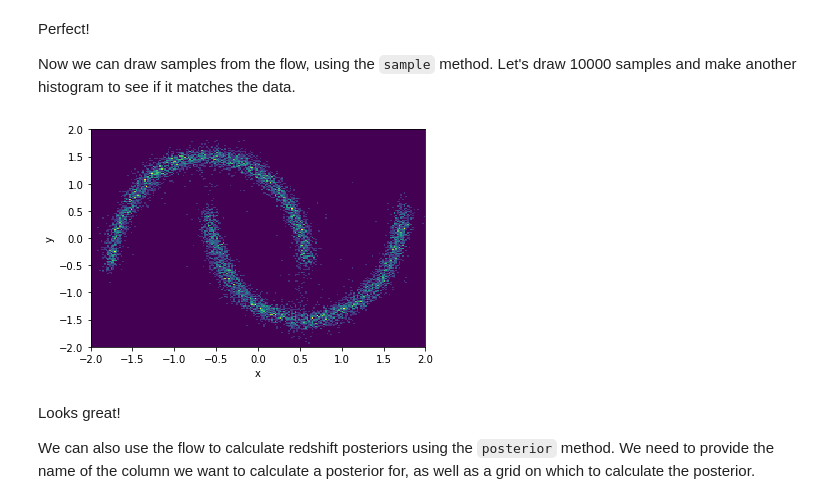
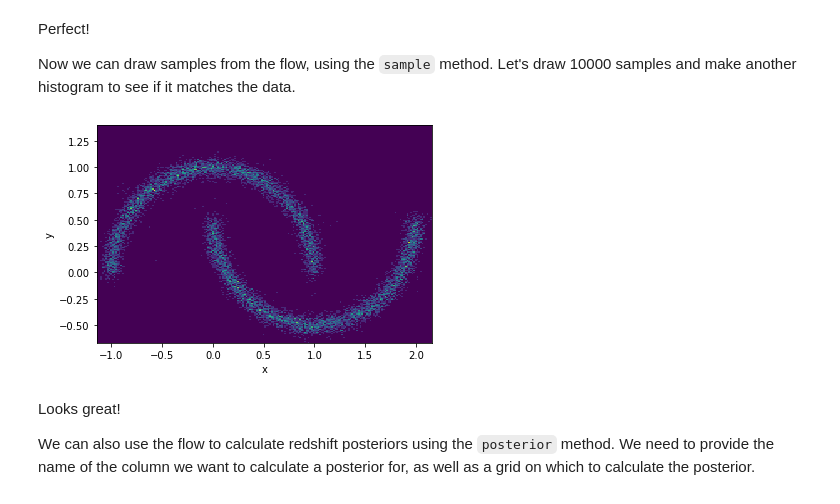
Before and after one commit to jfcrenshaw/pzflow, a Jupyter notebook: docs/tutorials/intro.ipynb, the cells around one changed output. Drawn from its saved outputs; the diff is of its cells as text; code cells hidden in the pictures.

```diff
--- a/docs/tutorials/intro.ipynb
+++ b/docs/tutorials/intro.ipynb
@@ -111,12 +111,12 @@ Let's draw 10000 samples and make another histogram to see if it matches the dat
 # %%
 samples = flow.sample(10_000, seed=0)
 # %%
-plt.hist2d(samples['x'], samples['y'], bins=200, range=((-2,2),(-2,2)))
+plt.hist2d(samples['x'], samples['y'], bins=200)
 plt.xlabel('x')
 plt.ylabel('y')
 plt.show()
 # %% [output]
-[figure, old version]
+[figure, new version]
 # %% [markdown]
 Looks great!
 
```
Also changed, not shown: parts of 10 cells of this notebook, 6 other files.
